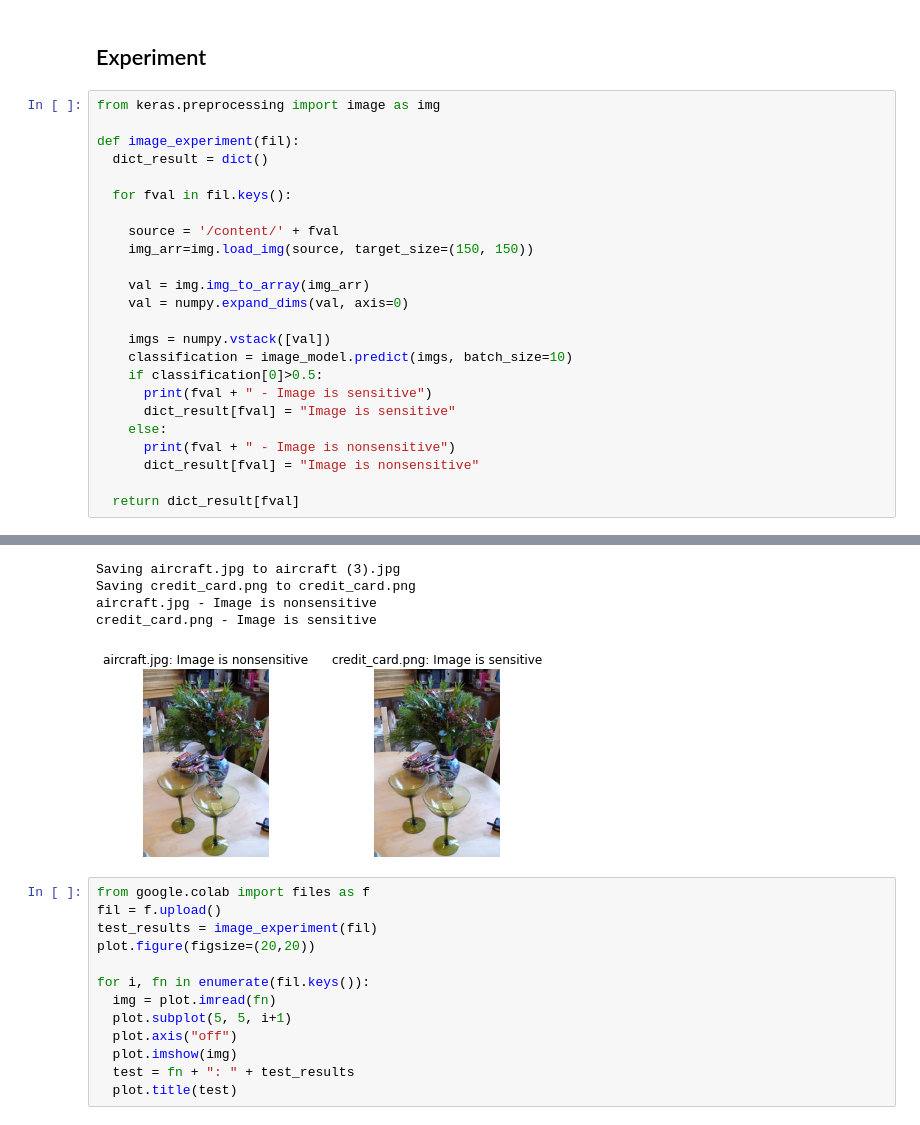
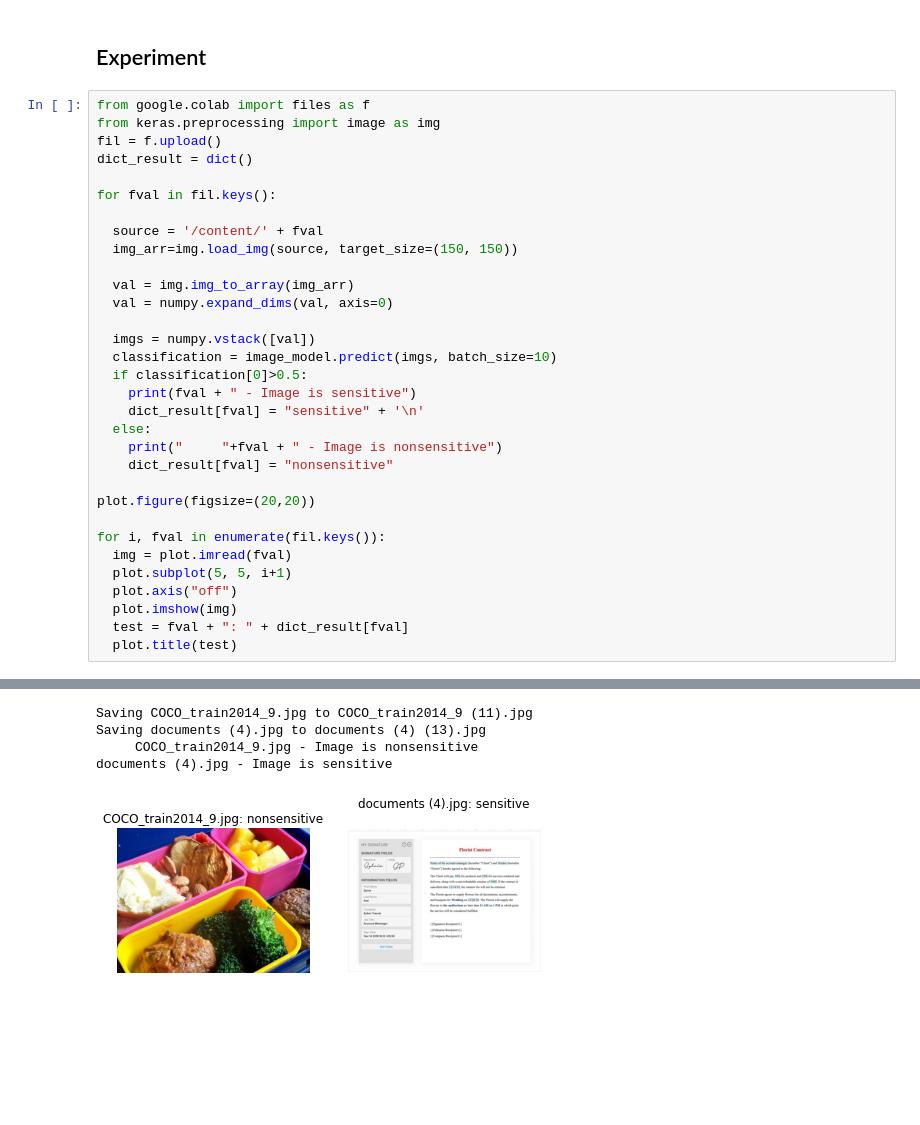
Before and after one commit to ameernayman/Sensitive_image_classification, a Jupyter notebook: Image_Classification.ipynb, the cells around one changed output, grey strips where cells are left out. Drawn from its saved outputs; the diff is of its cells as text; blank space fills up the shorter version.

```diff
--- a/Image_Classification.ipynb
+++ b/Image_Classification.ipynb
@@ -231,46 +231,41 @@ Accuracy for 100 Image Data =  49.494949494949495
 # %% [markdown]
 ## Experiment
 # %%
+from google.colab import files as f
 from keras.preprocessing import image as img
+fil = f.upload()
+dict_result = dict()
 
-def image_experiment(fil):
-  dict_result = dict()
+for fval in fil.keys():
 
-  for fval in fil.keys():
+  source = '/content/' + fval
+  img_arr=img.load_img(source, target_size=(150, 150))
 
-    source = '/content/' + fval
-    img_arr=img.load_img(source, target_size=(150, 150))
+  val = img.img_to_array(img_arr)
+  val = numpy.expand_dims(val, axis=0)
 
-    val = img.img_to_array(img_arr)
-    val = numpy.expand_dims(val, axis=0)
+  imgs = numpy.vstack([val])
+  classification = image_model.predict(imgs, batch_size=10)
+  if classification[0]>0.5:
+    print(fval + " - Image is sensitive")
+    dict_result[fval] = "sensitive" + '\n'
+  else:
+    print("     "+fval + " - Image is nonsensitive")
+    dict_result[fval] = "nonsensitive"
 
-    imgs = numpy.vstack([val])
-    classification = image_model.predict(imgs, batch_size=10)
-    if classification[0]>0.5:
-      print(fval + " - Image is sensitive")
-      dict_result[fval] = "Image is sensitive"
-    else:
-      print(fval + " - Image is nonsensitive")
-      dict_result[fval] = "Image is nonsensitive"
+plot.figure(figsize=(20,20))
 
-  return dict_result[fval]
+for i, fval in enumerate(fil.keys()):
+  img = plot.imread(fval)
+  plot.subplot(5, 5, i+1)
+  plot.axis("off")
+  plot.imshow(img)
+  test = fval + ": " + dict_result[fval]
+  plot.title(test)
 # %% [output]
 [interactive output not drawn]
-Saving aircraft.jpg to aircraft (3).jpg
-Saving credit_card.png to credit_card.png
-aircraft.jpg - Image is nonsensitive
-credit_card.png - Image is sensitive
+Saving COCO_train2014_9.jpg to COCO_train2014_9 (11).jpg
+Saving documents (4).jpg to documents (4) (13).jpg
+     COCO_train2014_9.jpg - Image is nonsensitive
+documents (4).jpg - Image is sensitive
-[figure, old version]
+[figure, new version]
-# %%
-from google.colab import files as f
-fil = f.upload()
-test_results = image_experiment(fil)
-plot.figure(figsize=(20,20))
-
-for i, fn in enumerate(fil.keys()):
-  img = plot.imread(fn)
-  plot.subplot(5, 5, i+1)
-  plot.axis("off")
-  plot.imshow(img)
-  test = fn + ": " + test_results
-  plot.title(test)
```
Also changed, not shown: parts of 5 cells of this notebook.
